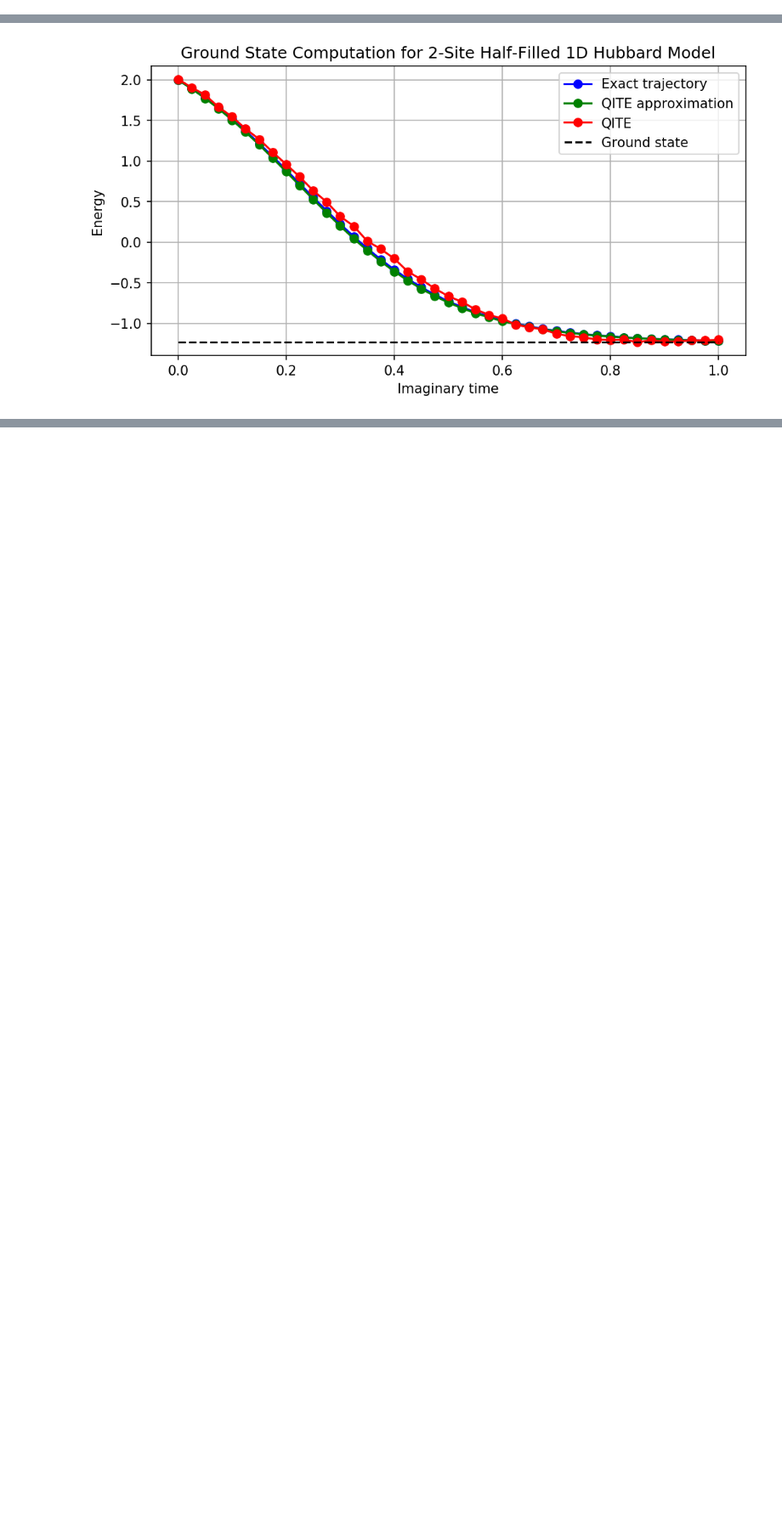
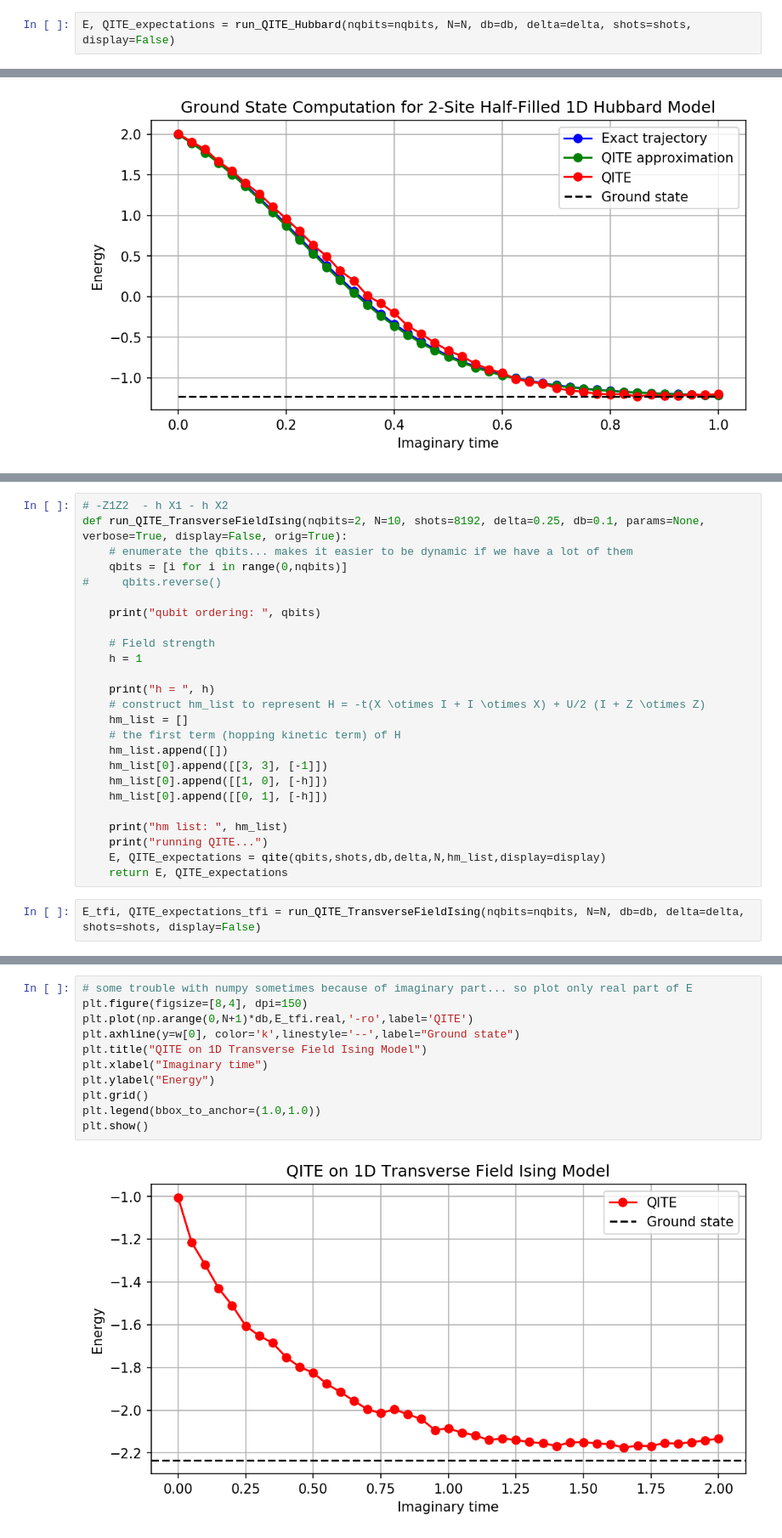
Before and after one commit to abao1999/QITE, a Jupyter notebook: notebooks/Qiskit-2_Site_Hubbard_QITE_Final.ipynb, the cells around one changed output, grey strips where cells are left out. Shown: that part at 85% size. Saved outputs shown, nothing was run; the diff lists cells and outputs as text; blank space fills up the shorter version.

Commit message:
transverse field ising stuff added

```diff
--- a/notebooks/Qiskit-2_Site_Hubbard_QITE_Final.ipynb
+++ b/notebooks/Qiskit-2_Site_Hubbard_QITE_Final.ipynb
@@ -581,0 +561,2 @@ Final energy:  (-1.203857421875+0j)
+# %%
+E, QITE_expectations = run_QITE_Hubbard(nqbits=nqbits, N=N, db=db, delta=delta, shots=shots, display=False)
@@ -746,0 +786,27 @@ plt.show()
+# %%
+# -Z1Z2  - h X1 - h X2
+def run_QITE_TransverseFieldIsing(nqbits=2, N=10, shots=8192, delta=0.25, db=0.1, params=None, verbose=True, display=False, orig=True):
+    # enumerate the qbits... makes it easier to be dynamic if we have a lot of them
+    qbits = [i for i in range(0,nqbits)]
+#     qbits.reverse()
+
+    print("qubit ordering: ", qbits)
+
+    # Field strength
+    h = 1
+
+    print("h = ", h)
+    # construct hm_list to represent H = -t(X \otimes I + I \otimes X) + U/2 (I + Z \otimes Z)
+    hm_list = []
+    # the first term (hopping kinetic term) of H
+    hm_list.append([])
+    hm_list[0].append([[3, 3], [-1]])
+    hm_list[0].append([[1, 0], [-h]])
+    hm_list[0].append([[0, 1], [-h]])
+
+    print("hm list: ", hm_list)
+    print("running QITE...")
+    E, QITE_expectations = qite(qbits,shots,db,delta,N,hm_list,display=display)
+    return E, QITE_expectations
+# %%
+E_tfi, QITE_expectations_tfi = run_QITE_TransverseFieldIsing(nqbits=nqbits, N=N, db=db, delta=delta, shots=shots, display=False)
@@ -746,0 +831,13 @@ plt.show()
+# %%
+# some trouble with numpy sometimes because of imaginary part... so plot only real part of E
+plt.figure(figsize=[8,4], dpi=150)
+plt.plot(np.arange(0,N+1)*db,E_tfi.real,'-ro',label='QITE')
+plt.axhline(y=w[0], color='k',linestyle='--',label="Ground state")
+plt.title("QITE on 1D Transverse Field Ising Model")
+plt.xlabel("Imaginary time")
+plt.ylabel("Energy")
+plt.grid()
+plt.legend(bbox_to_anchor=(1.0,1.0))
+plt.show()
+# %% [output]
+[figure, added]
```
Also changed, not shown: parts of 7 cells of this notebook.
